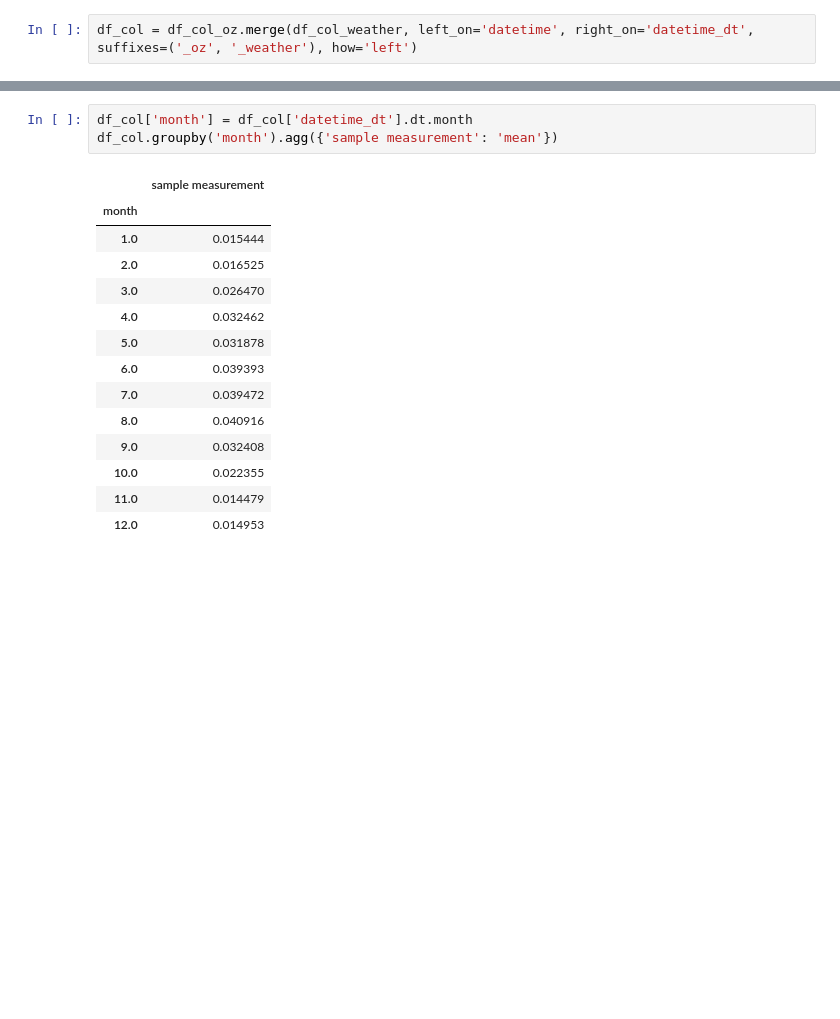
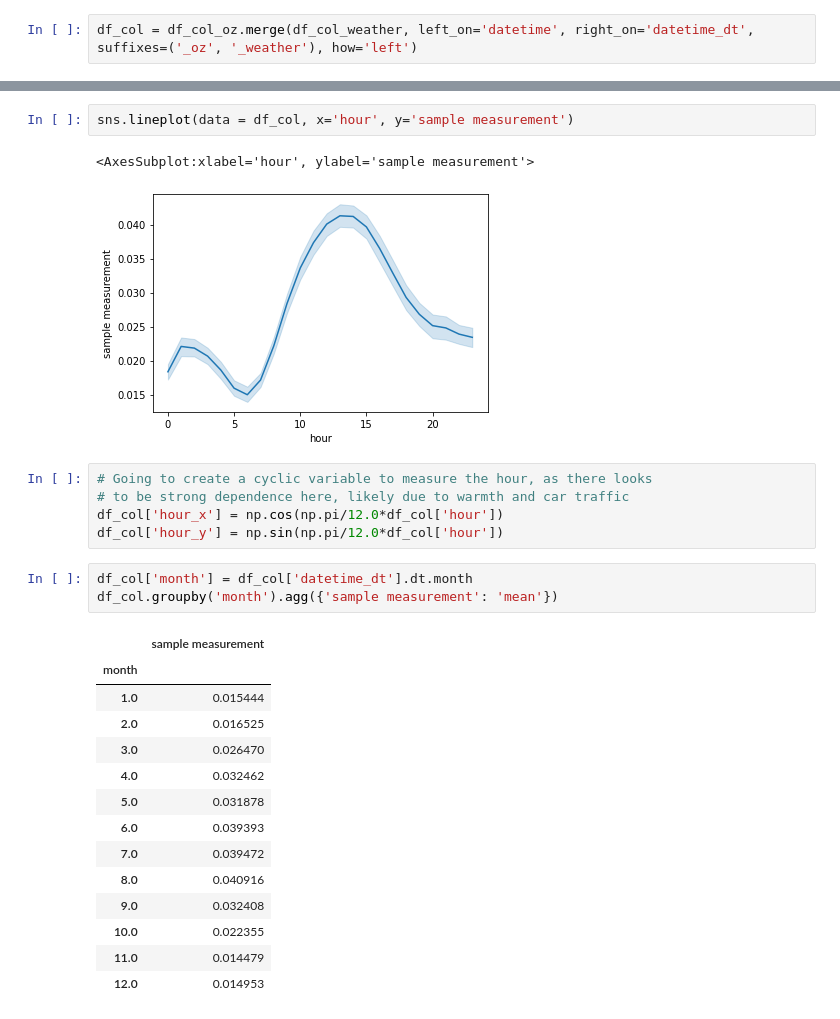
Before and after one commit to jcummingsutk/ozone_pollution, a Jupyter notebook: notebook.ipynb, the cells around one changed output, grey strips where cells are left out. Drawn from its saved outputs; the diff is of its cells as text; blank space fills up the shorter version.

```diff
--- a/notebook.ipynb
+++ b/notebook.ipynb
@@ -383,3 +322,13 @@ df_col
+# %%
+sns.lineplot(data = df_col, x='hour', y='sample measurement')
+# %% [output]
+<AxesSubplot:xlabel='hour', ylabel='sample measurement'>
+[figure, added]
+# %%
+# Going to create a cyclic variable to measure the hour, as there looks
+# to be strong dependence here, likely due to warmth and car traffic
+df_col['hour_x'] = np.cos(np.pi/12.0*df_col['hour'])
+df_col['hour_y'] = np.sin(np.pi/12.0*df_col['hour'])
 # %%
 df_col['month'] = df_col['datetime_dt'].dt.month
 df_col.groupby('month').agg({'sample measurement': 'mean'})
```
Also changed, not shown: parts of 64 cells of this notebook, 1 other file.
